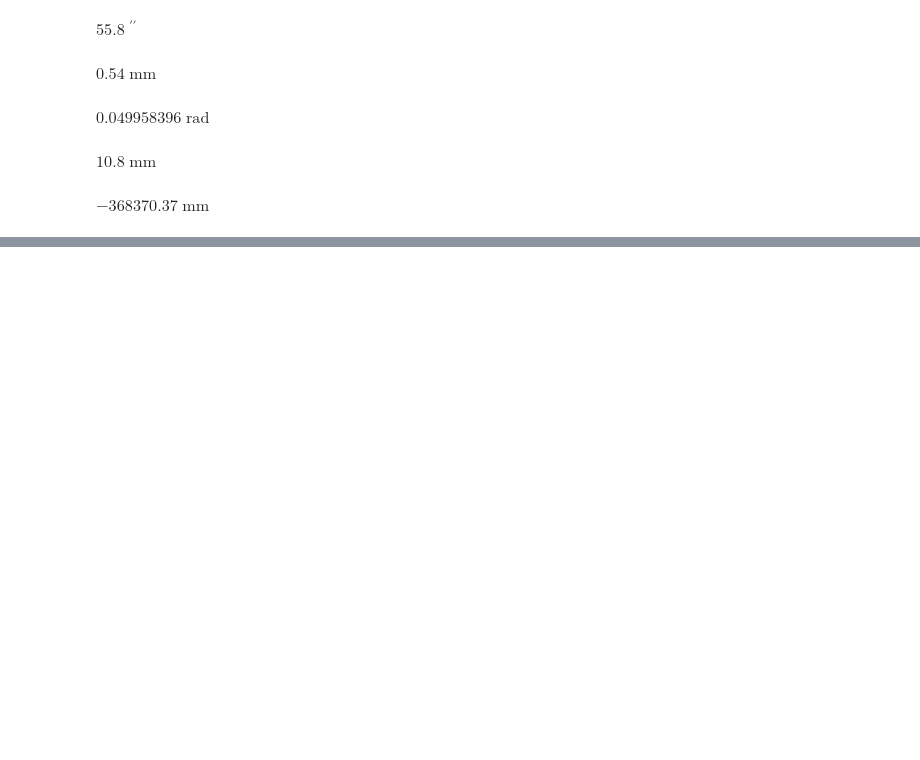
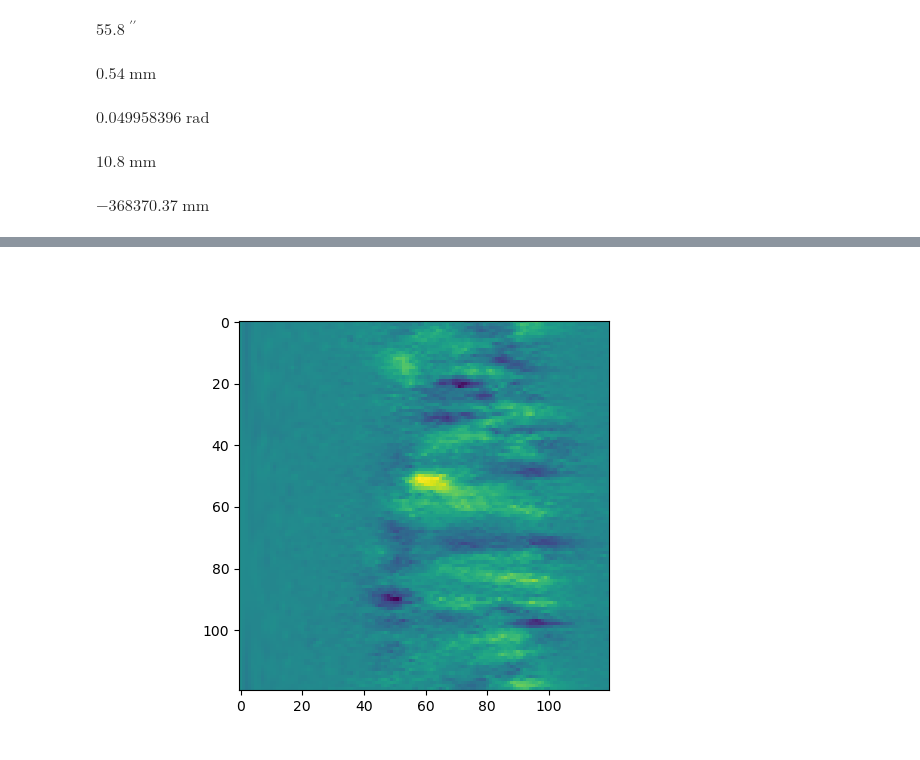
Before and after one commit to tepickering/ser_utils, a Jupyter notebook: notebooks/fass_dev.ipynb, the cells around one changed output, grey strips where cells are left out. Drawn from its saved outputs; the diff is of its cells as text; code cells hidden in the pictures; blank space fills up the shorter version.

```diff
--- a/notebooks/fass_dev.ipynb
+++ b/notebooks/fass_dev.ipynb
@@ -66,0 +64,14 @@ plt.show()
+# %%
+i1 = 400
+i2 = 431
+image1 = d['data'][i1, :, :]
+image2 = d['data'][i2, :, :]
+warped1 = warp_polar(image1, (93,157), radius=70, output_shape=(120,120), scaling='linear')
+warped2 = warp_polar(image2, (93,157), radius=70, output_shape=(120,120), scaling='linear')
+diff = warped1 - warped2
+# %%
+fig = plt.figure()
+plt.imshow(diff)
+plt.show()
+# %% [output]
+[figure, added]
```
Also changed, not shown: parts of 5 cells of this notebook.
